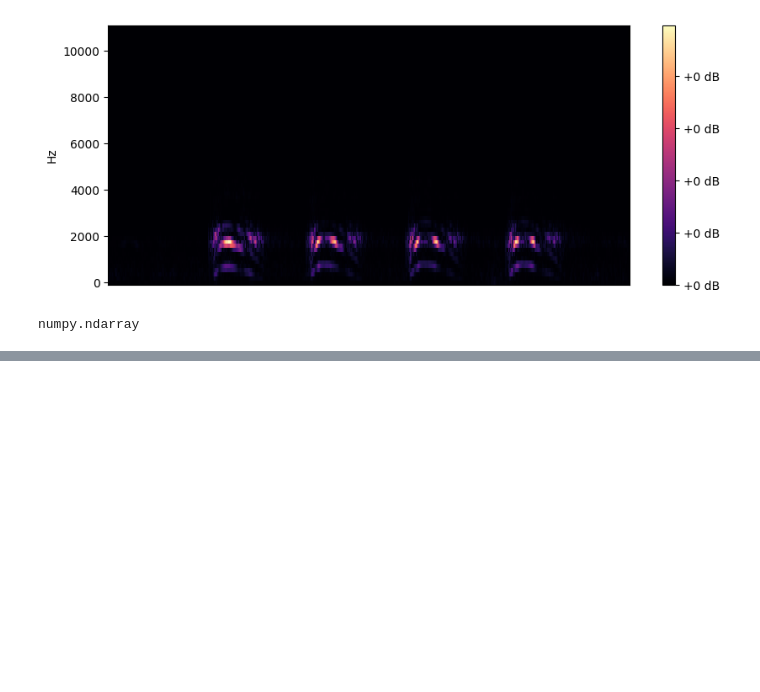
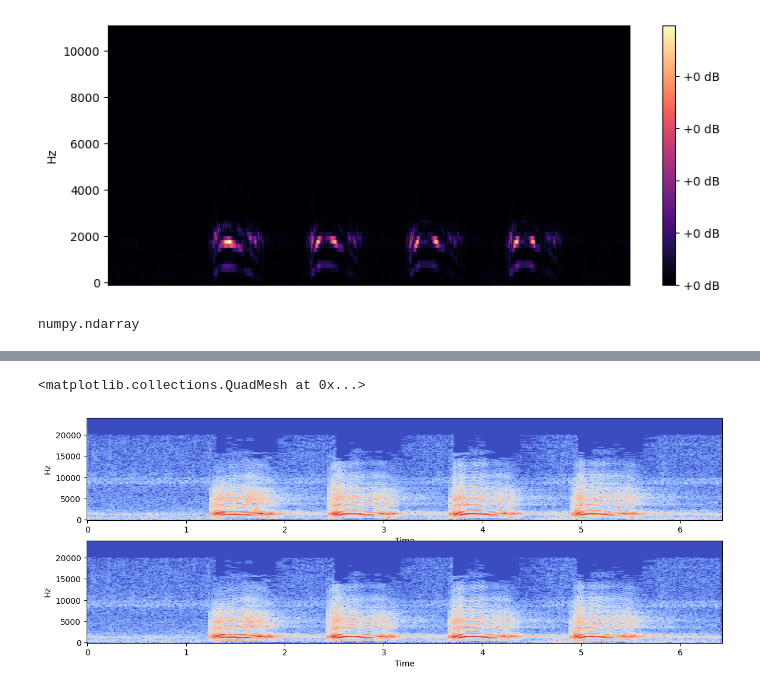
Before and after one commit to PiaffNet/birdsong_classifier, a Jupyter notebook: notebooks/raman_notebooks.ipynb, the cells around one changed output, grey strips where cells are left out. Saved outputs shown, nothing was run; the diff lists cells and outputs as text; code cells hidden in the pictures; blank space fills up the shorter version.

```diff
--- a/notebooks/raman_notebooks.ipynb
+++ b/notebooks/raman_notebooks.ipynb
@@ -127,0 +138,13 @@ NameError: name 'signal' is not defined
+# %%
+augment_sound = augment(signal, sample_rate=SAMPLING_RATE)
+# %%
+fig, ax = plt.subplots(nrows=2,ncols=1, figsize=(14, 5))
+augment_sound_stft = librosa.stft(augment_sound,
+                                    n_fft=STFT_NUMBER_SAMPLES)
+
+augment_sound_db = librosa.amplitude_to_db(augment_sound_stft)
+librosa.display.specshow(signal_db, sr=SAMPLING_RATE, x_axis='time', y_axis='hz', ax=ax[0])
+librosa.display.specshow(augment_sound_db, sr=SAMPLING_RATE, x_axis='time', y_axis='hz', ax=ax[1])
+# %% [output]
+<matplotlib.collections.QuadMesh at 0x...>
+[figure, added]
```
Also changed, not shown: parts of 5 cells of this notebook, 13 other files.
